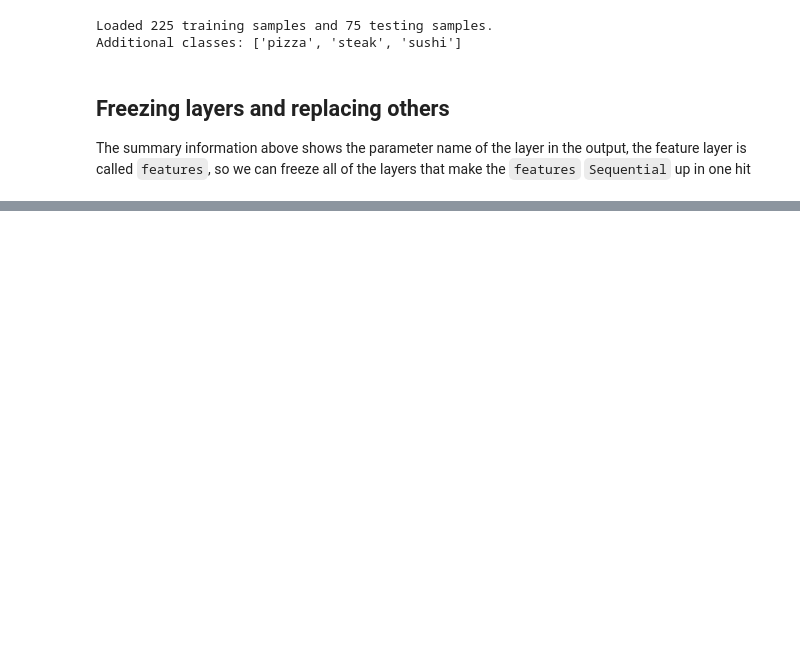
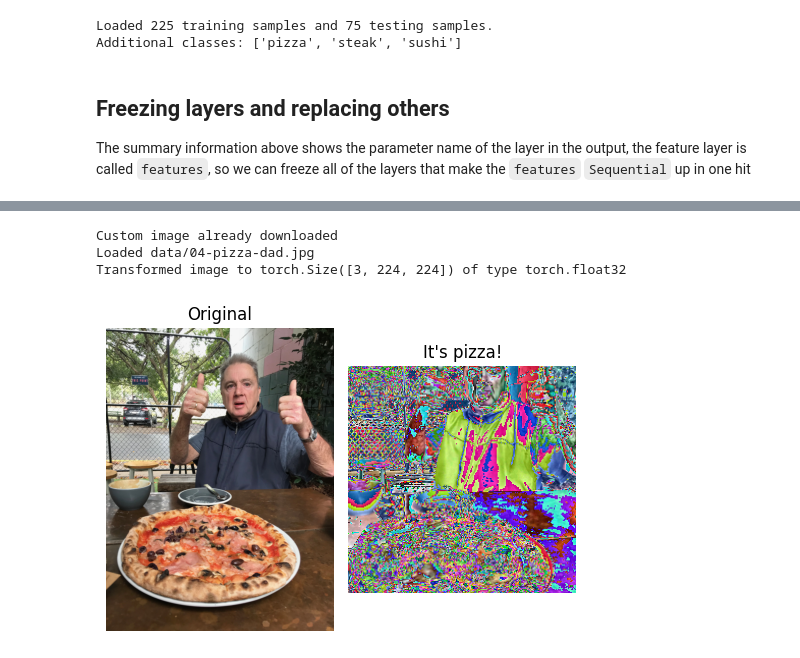
Before and after one commit to Endolf/pytorch-deep-learning-rocm, a Jupyter notebook: src/06_pytorch_transfer_learning.ipynb, the cells around one changed output, grey strips where cells are left out. Drawn from its saved outputs; the diff is of its cells as text; code cells hidden in the pictures; blank space fills up the shorter version.

```diff
--- a/src/06_pytorch_transfer_learning.ipynb
+++ b/src/06_pytorch_transfer_learning.ipynb
@@ -180,0 +279,47 @@ Estimated Total Size (MB): 12273.34
+# %%
+import matplotlib.pyplot as plt
+import torchvision.transforms.v2 as transforms
+
+custom_image_path = data_path/"04-pizza-dad.jpg"
+
+if not custom_image_path.is_file():
+  with open(custom_image_path, "wb") as f:
+    request = requests.get("https://raw.githubusercontent.com/mrdbourke/pytorch-deep-learning/refs/heads/main/images/04-pizza-dad.jpeg")
+    print(f"Downloading {custom_image_path}....")
+    f.write(request.content)
+else:
+  print(f"Custom image already downloaded")
+
+# We can't use torchvision on jpegs as the rocm version isn't compiled with
+# jpeg support
+# custom_image_uint8 = torchvision.io.read_image(str(custom_image_path))
+custom_image = Image.open(custom_image_path)
+
+print(f"Loaded {custom_image_path}")# as {custom_image_uint8.shape} of type {custom_image_uint8.dtype}")
+
+# Run it through the simple transform to set the data shape and dtype.
+custom_image_transformed = base_transforms(custom_image).to(device)
+print(f"Transformed image to {custom_image_transformed.shape} of type {custom_image_transformed.dtype}")
+
+model.eval()
+with torch.inference_mode() :
+  y_pred = model(custom_image_transformed.unsqueeze(dim=0))
+  y_label = torch.argmax(torch.softmax(y_pred, dim=1), dim=1)
+  y_label_text = test_data.classes[y_label]
+
+fig = plt.figure(figsize=(5,7))
+plt.subplot(1,2,1)
+plt.imshow(custom_image)
+plt.axis(False)
+plt.title("Original")
+plt.subplot(1,2,2)
+plt.imshow(transforms.ToPILImage()(custom_image_transformed))
+plt.axis(False)
+plt.title(f"It's {y_label_text}!")
+fig.tight_layout()
+fig.show()
+# %% [output]
+Custom image already downloaded
+Loaded data/04-pizza-dad.jpg
+Transformed image to torch.Size([3, 224, 224]) of type torch.float32
+[figure, added]
```
Also changed, not shown: parts of 13 cells of this notebook.
